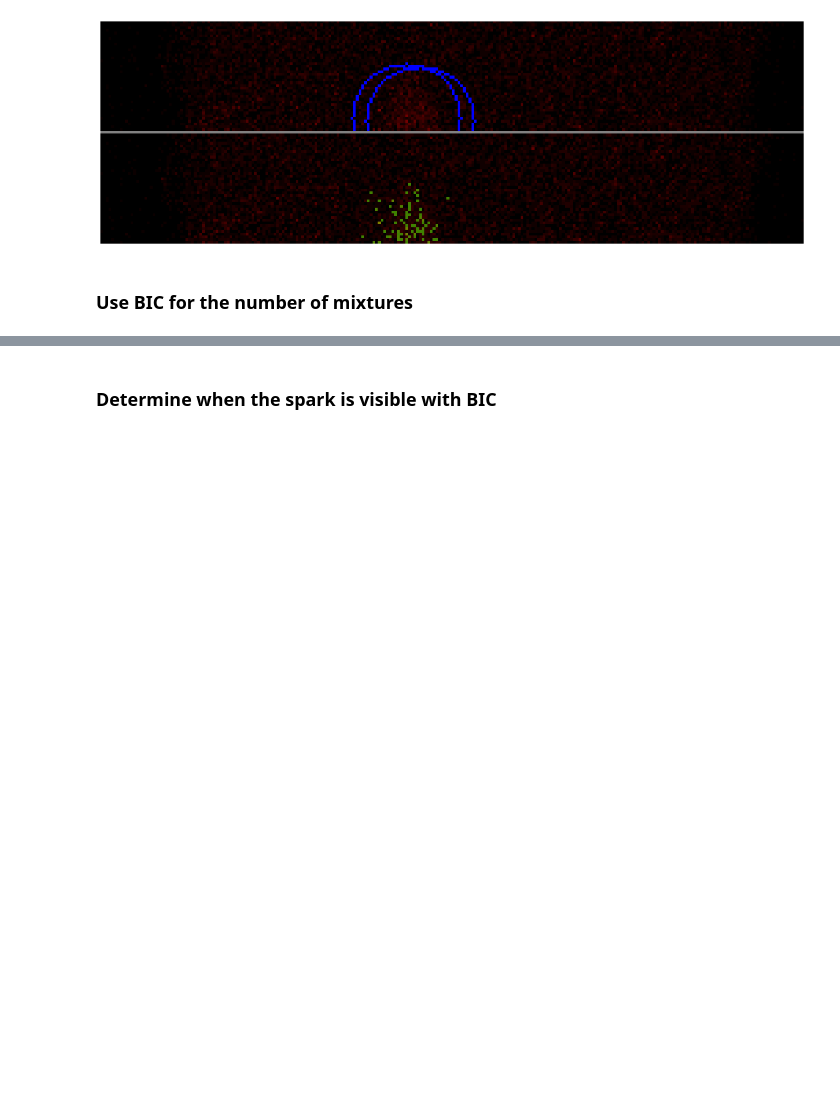
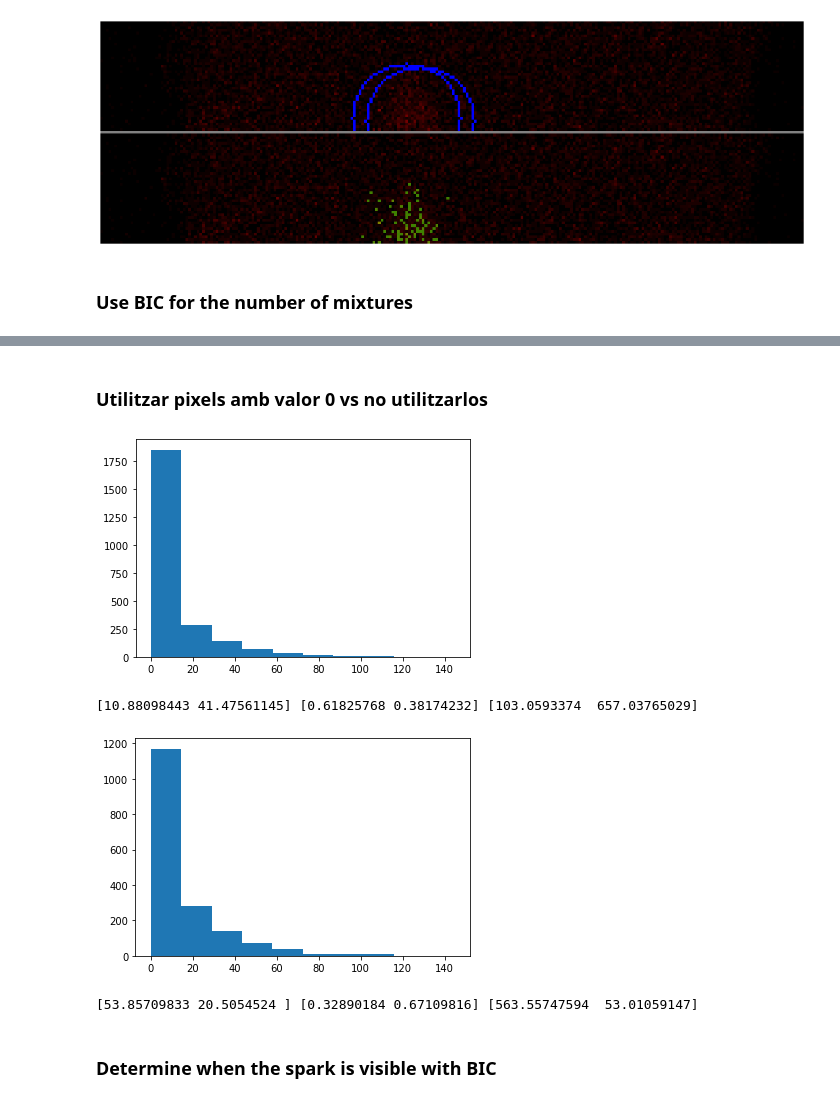
Before and after one commit to raulbenitez/DEEPCARDIO, a Jupyter notebook: sparks/exploreImageAndPlotSpark.ipynb, the cells around one changed output, grey strips where cells are left out. Cells and saved outputs as stored; diff of their text form; code cells hidden in the pictures; blank space fills up the shorter version.

```diff
--- a/sparks/exploreImageAndPlotSpark.ipynb
+++ b/sparks/exploreImageAndPlotSpark.ipynb
@@ -365,4 +366,50 @@ for idx in [2003, 2008]:
 [figure]
+# %% [markdown]
+### Utilitzar pixels amb valor 0 vs no utilitzarlos
+# %%
+idx=2006
+
+im = cv2.imread(get_image_path(idx))
+im_ = im.copy()
+
+mask = get_mask(im.shape[0], im.shape[1], sparkLocation['x'], sparkLocation['y'], 20)
+
+# tots els pixels
+plt.hist(im[mask].flatten())
+plt.show()
+
+sparkLocations = get_spark_location(sparksDF, idx)
+# only first one
+i, sparkLocation = next(sparkLocations.iterrows())
+
+nComp, bic = get_optimal_ncomponents_and_bic_gmm(im[mask].reshape(-1,1))
+
+gmm = mixture.GaussianMixture(n_components=nComp).fit(im[mask].reshape(-1,3))
+lab = gmm.predict(im[mask].reshape(-1,3))
+
+print(gmm.means_[:, 2], gmm.weights_, gmm.covariances_[:, 2, 2])
+
+
+# nomes pixels > 0
+mask = mask & (im[:,:,2]>0)
+plt.hist(im[mask].flatten())
+plt.show()
+
+sparkLocations = get_spark_location(sparksDF, idx)
+# only first one
+i, sparkLocation = next(sparkLocations.iterrows())
+
+nComp, bic = get_optimal_ncomponents_and_bic_gmm(im[mask].reshape(-1,1))
+
+gmm = mixture.GaussianMixture(n_components=nComp).fit(im[mask].reshape(-1,3))
+lab = gmm.predict(im[mask].reshape(-1,3))
+
+print(gmm.means_[:, 2], gmm.weights_, gmm.covariances_[:, 2, 2])
+# %% [output]
+[figure, added]
+[10.88098443 41.47561145] [0.61825768 0.38174232] [103.0593374  657.03765029]
+[figure, added]
+[53.85709833 20.5054524 ] [0.32890184 0.67109816] [563.55747594  53.01059147]
 # %% [markdown]
 ### Determine when the spark is visible with BIC
 # %% [markdown]
```
Also changed, not shown: parts of 13 cells of this notebook, 1 other file.
